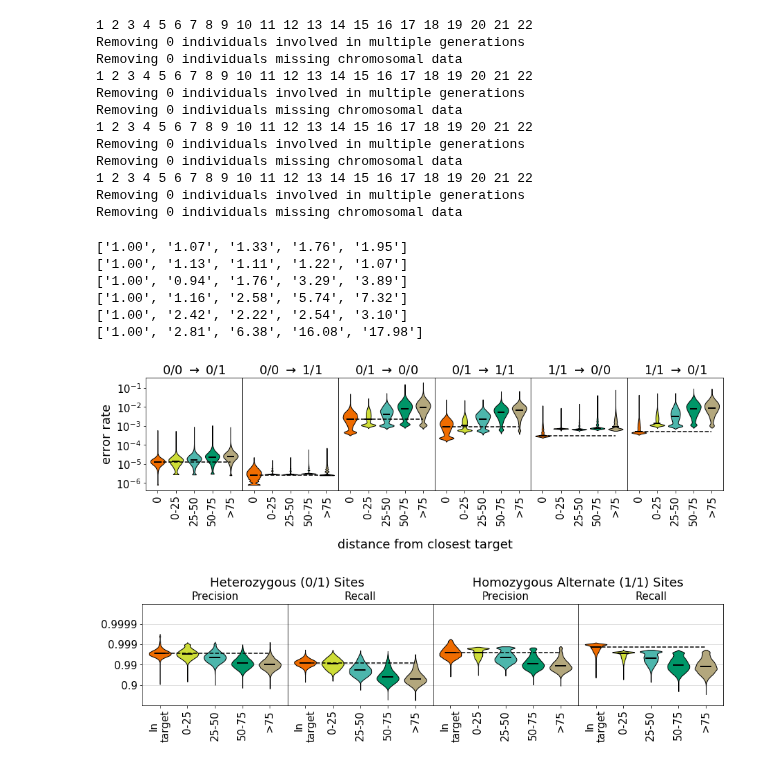
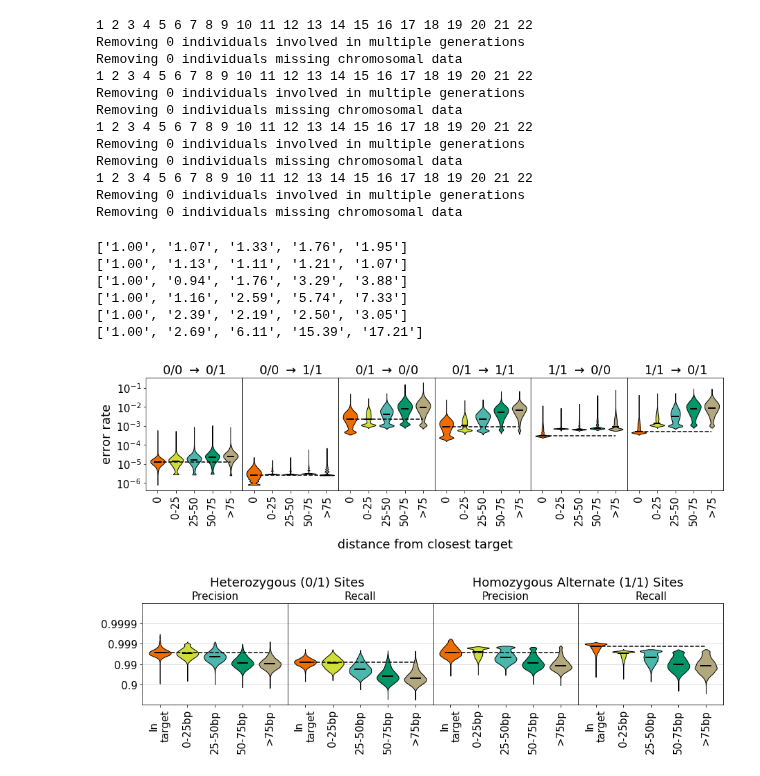
Before and after one commit to kpaskov/PhasingFamilies, a Jupyter notebook: parameter_estimation/Population-Analysis.ipynb, the cells around one changed output. Saved outputs shown, nothing was run; the diff lists cells and outputs as text; code cells hidden in the pictures.

```diff
--- a/parameter_estimation/Population-Analysis.ipynb
+++ b/parameter_estimation/Population-Analysis.ipynb
@@ -49,3 +38,13 @@ spark_exome_EX_error_rates = compare_rates.pull_error_rates(spark_exome_samples,
+# %%
+ihart_error_rates = compare_rates.pull_error_rates(ihart_samples, 'params/ihart_params.json', gens, obss)
+ihart_LCR_error_rates = compare_rates.pull_error_rates(ihart_samples, 'params/ihart_LCR_params.json', gens, obss)
+ihart_HCR_error_rates = compare_rates.pull_error_rates(ihart_samples, 'params/ihart_HCR_params.json', gens, obss)
+ihart_EX_error_rates = compare_rates.pull_error_rates(ihart_samples, 'params/ihart_EX_params.json', gens, obss)
+ihart32_error_rates = compare_rates.pull_error_rates(ihart32_samples, 'params/ihart3.2_params.json', gens, obss)
+
+spark_exome_EX_error_rates = compare_rates.pull_error_rates(spark_exome_samples, 'params/spark_exome_EX_params.json', gens, obss)
+
+spark_error_rates = compare_rates.pull_error_rates(spark_samples, 'params/spark_params.json', gens, obss)
 # %%
 
 #prop_cycle = plt.rcParams['axes.prop_cycle']
@@ -156,12 +150,17 @@ with open('../data/170925.iHART.db.csv', 'r') as f:
         pieces = line.strip().split(',')
         if pieces[0] == 'Passed_QC_analysis_ready':
             ihart_is_ok_sample.add(pieces[2])
+# %%
+ihart_precision_recall = compare_rates.pull_precision_recall(ihart_samples, 'params/ihart_params.json')
+ihart_LCR_precision_recall = compare_rates.pull_precision_recall(ihart_samples, 'params/ihart_LCR_params.json')
+ihart_HCR_precision_recall = compare_rates.pull_precision_recall(ihart_samples, 'params/ihart_HCR_params.json')
+ihart_EX_precision_recall = compare_rates.pull_precision_recall(ihart_samples, 'params/ihart_EX_params.json')
+ihart32_precision_recall = compare_rates.pull_precision_recall(ihart32_samples, 'params/ihart3.2_params.json')
+
+spark_exome_EX_precision_recall = compare_rates.pull_precision_recall(spark_exome_samples, 'params/spark_exome_EX_params.json')
+
+spark_precision_recall = compare_rates.pull_precision_recall(spark_samples, 'params/spark_params.json')
 # %%
-ihart_precision_recall = compare_rates.calculate_precision_recall(ihart_error_rates, ihart_baseline_counts, gens, obss)
-spark_exome_EX_precision_recall = compare_rates.calculate_precision_recall(spark_exome_EX_error_rates, spark_exome_EX_baseline_counts, gens, obss)
-spark_precision_recall = compare_rates.calculate_precision_recall(spark_error_rates, spark_baseline_counts, gens, obss)
-
-
 plot_precision_recall('../plots/sequencing_method.png',
                       [ihart_precision_recall, spark_exome_EX_precision_recall, spark_precision_recall],
                       [ihart_samples.is_child & np.array([x in ihart_is_ok_sample for x in ihart_samples.sample_ids]), spark_exome_samples.is_child, spark_samples.is_child],
@@ -366,16 +354,16 @@ plt.savefig('../plots/missing_calls.png')
 # %%
 all_samples = [spark_exome_samples]
 all_error_rates = [spark_exome_EX_error_rates]
-all_baseline_counts = [spark_exome_EX_baseline_counts]
+all_precision_recall = [spark_exome_EX_precision_recall]
 for w in [25, 50, 75, 1000]:
     samples = compare_rates.pull_samples('../split_gen_spark_exome_EX%d' % w, chroms)
     all_samples.append(samples)
 
-    baseline_counts = np.load('../split_gen_spark_exome_EX%d/baseline_counts.npy' % w)
-    all_baseline_counts.append(baseline_counts)
+    error_rates = compare_rates.pull_error_rates(samples, 'params/spark_exome_EX%d_params.json' % w, gens, obss)
+    all_error_rates.append(error_rates)
 
-    error_rates = compare_rates.pull_error_rates(samples, 'spark_exome_EX%d_lb_params.json' % w, chroms, gens, obss)
-    all_error_rates.append(error_rates)
+    precision_recall = compare_rates.pull_precision_recall(samples, 'params/spark_exome_EX%d_params.json' % w)
+    all_precision_recall.append(precision_recall)
 # %% [output]
 1 2 3 4 5 6 7 8 9 10 11 12 13 14 15 16 17 18 19 20 21 22
 Removing 0 individuals involved in multiple generations
@@ -450,21 +438,18 @@ fig.subplots_adjust(wspace=0.0)
 plt.show()
 # %% [output]
 ['1.00', '1.07', '1.33', '1.76', '1.95']
-['1.00', '1.13', '1.11', '1.22', '1.07']
-['1.00', '0.94', '1.76', '3.29', '3.89']
-['1.00', '1.16', '2.58', '5.74', '7.32']
-['1.00', '2.42', '2.22', '2.54', '3.10']
-['1.00', '2.81', '6.38', '16.08', '17.98']
+['1.00', '1.13', '1.11', '1.21', '1.07']
+['1.00', '0.94', '1.76', '3.29', '3.88']
+['1.00', '1.16', '2.59', '5.74', '7.33']
+['1.00', '2.39', '2.19', '2.50', '3.05']
+['1.00', '2.69', '6.11', '15.39', '17.21']
 [figure]
 # %%
-spark_exome_EX_precision_recall = compare_rates.calculate_precision_recall(ihart_EX_error_rates, ihart_EX_baseline_counts, gens, obss)
-
-all_precision_recalls = [compare_rates.calculate_precision_recall(error_rates, baseline_counts, gens, obss) for error_rates, baseline_counts in zip(all_error_rates, all_baseline_counts)]
 plot_precision_recall('../plots/wes_target.png',
-                      all_precision_recalls,
+                      all_precision_recall,
                       [samples.is_child for samples in all_samples],
-                      ['In\ntarget', '0-25', '25-50', '50-75', '>75'],
+                      ['In\ntarget', '0-25bp', '25-50bp', '50-75bp', '>75bp'],
                       ['#ef6c00', '#cedd38', '#4db6ac', '#009668', '#b3a77d', ],
                      dotted=True, rotate_xlabels=True)
 # %% [output]
-[figure, old version]
+[figure, new version]
```
Also changed, not shown: parts of 11 cells of this notebook, 4 other files.
